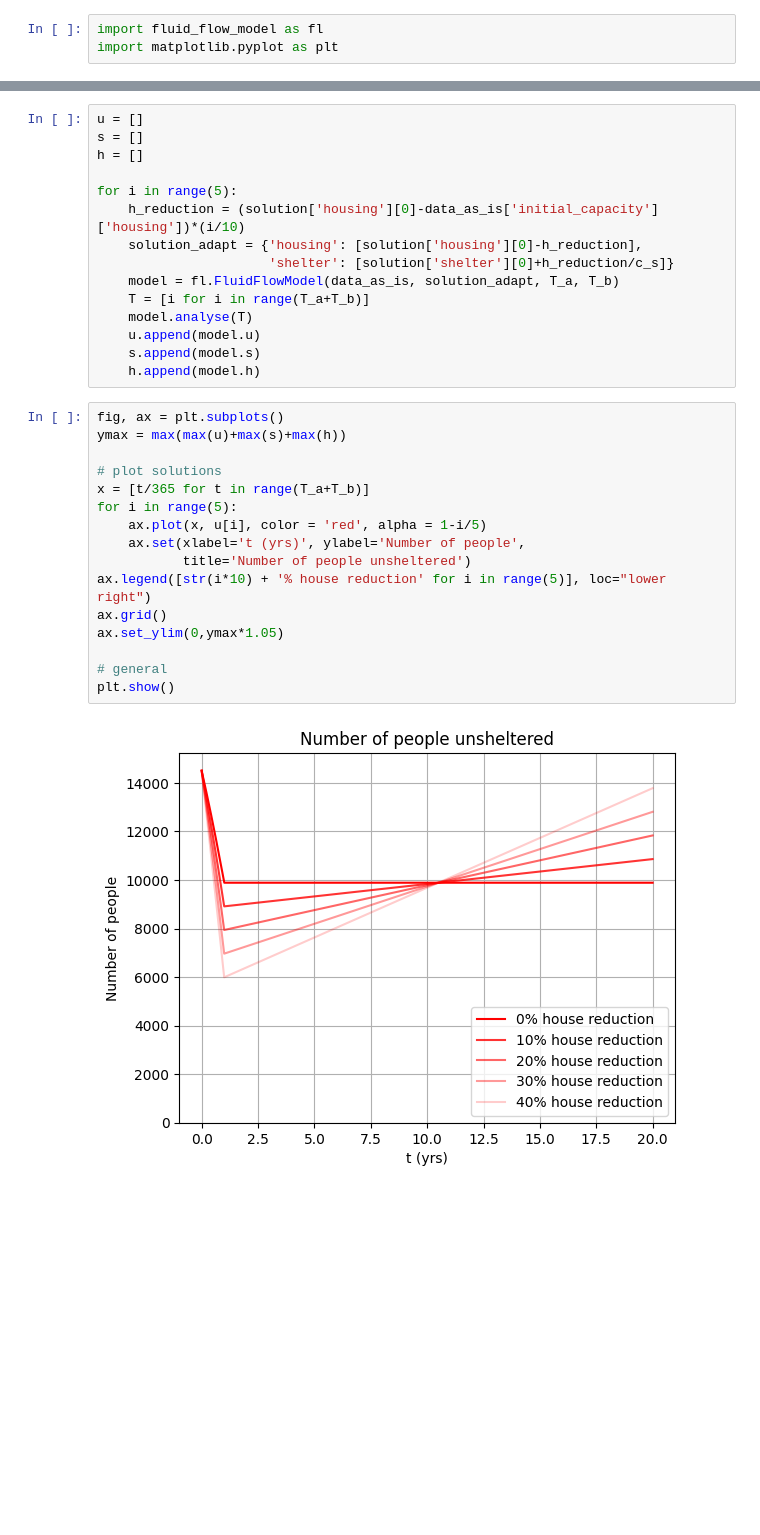
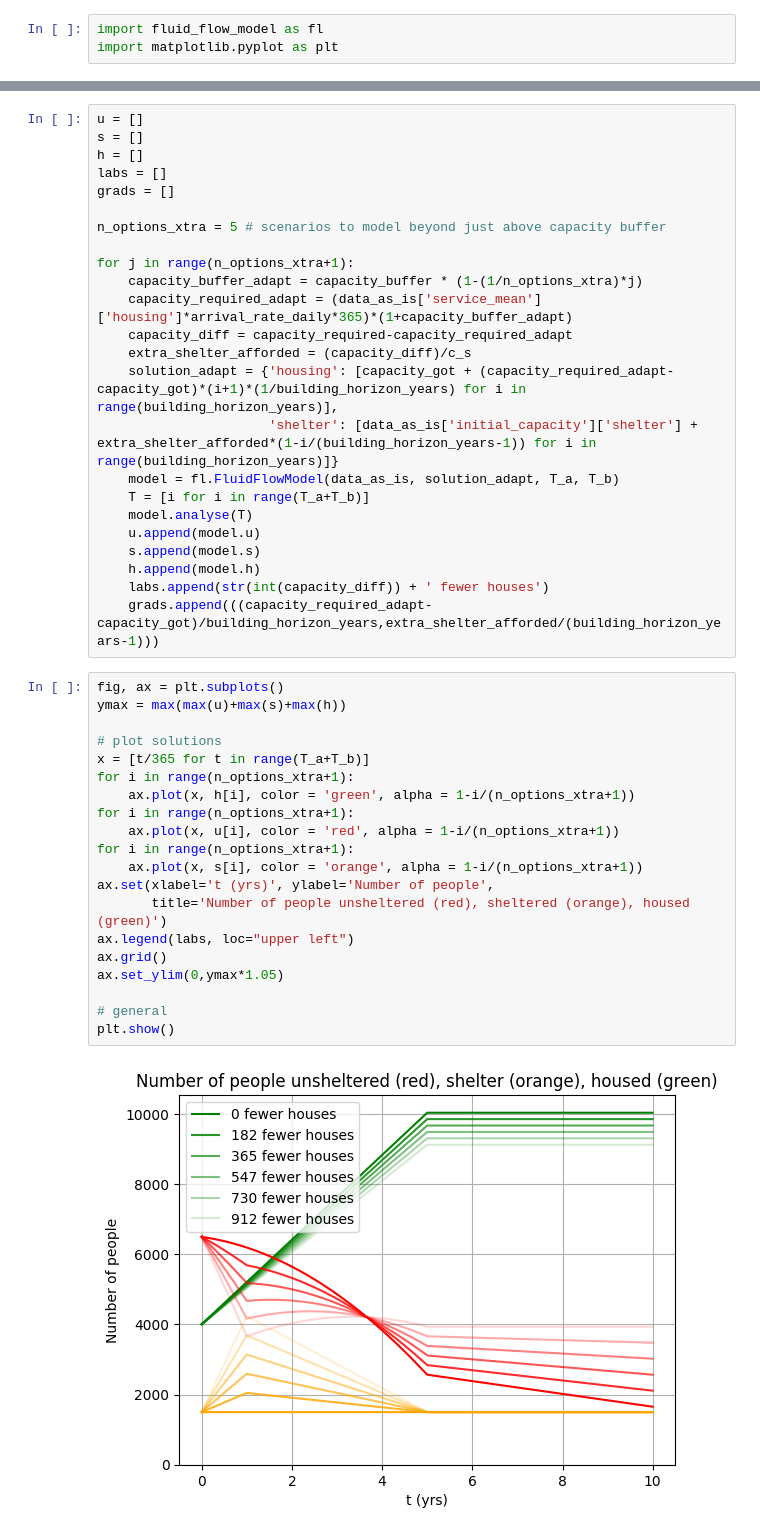
Before and after one commit to grahamburgess3/homeless_services, a Jupyter notebook: 11_Fluid_Model_Long_Term_Vs_Short_Term.ipynb, the cells around one changed output, grey strips where cells are left out. Cells and saved outputs as stored; diff of their text form; blank space fills up the shorter version.

```diff
--- a/11_Fluid_Model_Long_Term_Vs_Short_Term.ipynb
+++ b/11_Fluid_Model_Long_Term_Vs_Short_Term.ipynb
@@ -38,33 +47,46 @@ We now incrementally reduce the amount we spend on housing in the first year, sp
 u = []
 s = []
 h = []
+labs = []
+grads = []
 
-for i in range(5):
-    h_reduction = (solution['housing'][0]-data_as_is['initial_capacity']['housing'])*(i/10)
-    solution_adapt = {'housing': [solution['housing'][0]-h_reduction],
-                      'shelter': [solution['shelter'][0]+h_reduction/c_s]}
+n_options_xtra = 5 # scenarios to model beyond just above capacity buffer
+
+for j in range(n_options_xtra+1):
+    capacity_buffer_adapt = capacity_buffer * (1-(1/n_options_xtra)*j)
+    capacity_required_adapt = (data_as_is['service_mean']['housing']*arrival_rate_daily*365)*(1+capacity_buffer_adapt)
+    capacity_diff = capacity_required-capacity_required_adapt
+    extra_shelter_afforded = (capacity_diff)/c_s
+    solution_adapt = {'housing': [capacity_got + (capacity_required_adapt-capacity_got)*(i+1)*(1/building_horizon_years) for i in range(building_horizon_years)],
+                      'shelter': [data_as_is['initial_capacity']['shelter'] + extra_shelter_afforded*(1-i/(building_horizon_years-1)) for i in range(building_horizon_years)]}
     model = fl.FluidFlowModel(data_as_is, solution_adapt, T_a, T_b)
     T = [i for i in range(T_a+T_b)]
     model.analyse(T)
     u.append(model.u)
     s.append(model.s)
     h.append(model.h)
+    labs.append(str(int(capacity_diff)) + ' fewer houses')
+    grads.append(((capacity_required_adapt-capacity_got)/building_horizon_years,extra_shelter_afforded/(building_horizon_years-1)))
 # %%
 fig, ax = plt.subplots()
 ymax = max(max(u)+max(s)+max(h))
 
 # plot solutions
 x = [t/365 for t in range(T_a+T_b)]
-for i in range(5):
-    ax.plot(x, u[i], color = 'red', alpha = 1-i/5)
-    ax.set(xlabel='t (yrs)', ylabel='Number of people',
-           title='Number of people unsheltered')
-ax.legend([str(i*10) + '% house reduction' for i in range(5)], loc="lower right")
+for i in range(n_options_xtra+1):
+    ax.plot(x, h[i], color = 'green', alpha = 1-i/(n_options_xtra+1))
+for i in range(n_options_xtra+1):
+    ax.plot(x, u[i], color = 'red', alpha = 1-i/(n_options_xtra+1))
+for i in range(n_options_xtra+1):
+    ax.plot(x, s[i], color = 'orange', alpha = 1-i/(n_options_xtra+1))
+ax.set(xlabel='t (yrs)', ylabel='Number of people',
+       title='Number of people unsheltered (red), sheltered (orange), housed (green)')
+ax.legend(labs, loc="upper left")
 ax.grid()
 ax.set_ylim(0,ymax*1.05)
 
 # general
 plt.show()
 # %% [output]
-[figure, old version]
+[figure, new version]
 # %% [markdown]
```
Also changed, not shown: parts of 5 cells of this notebook.
